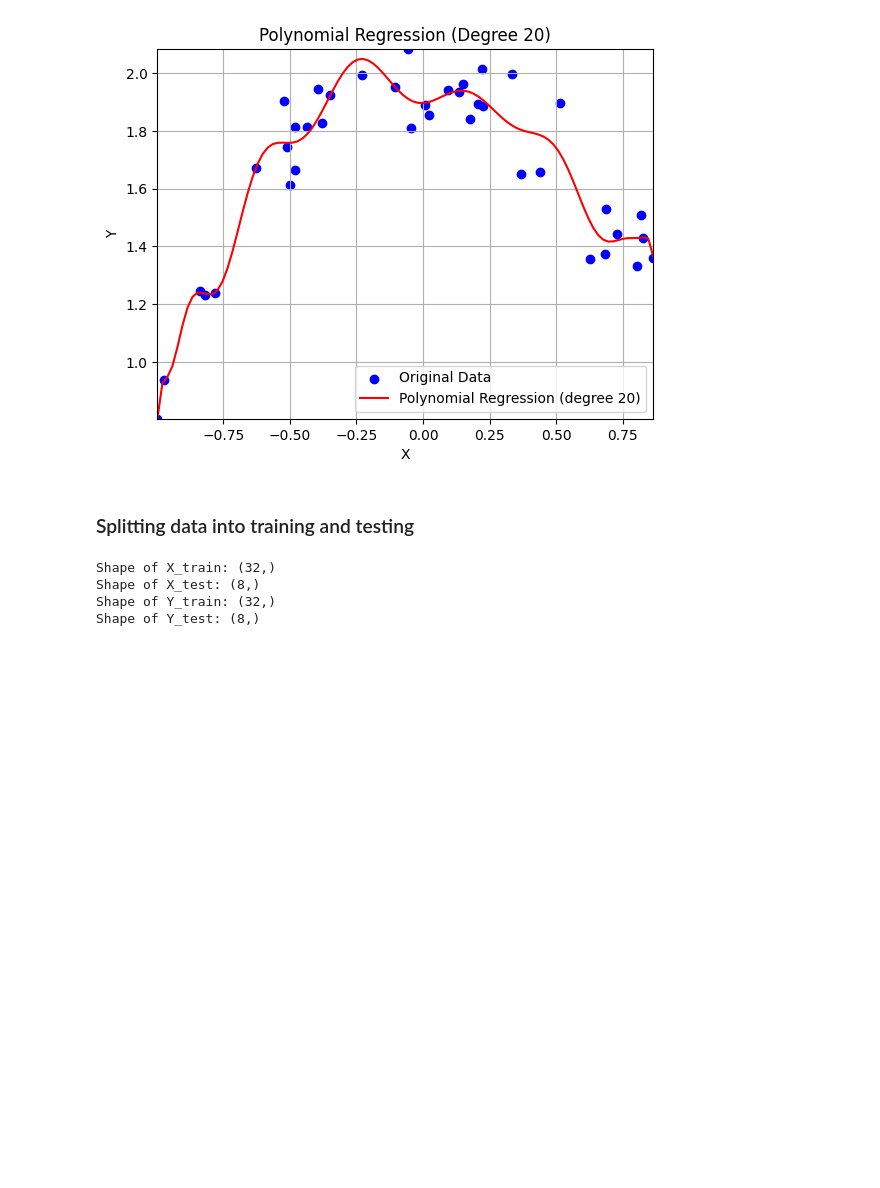
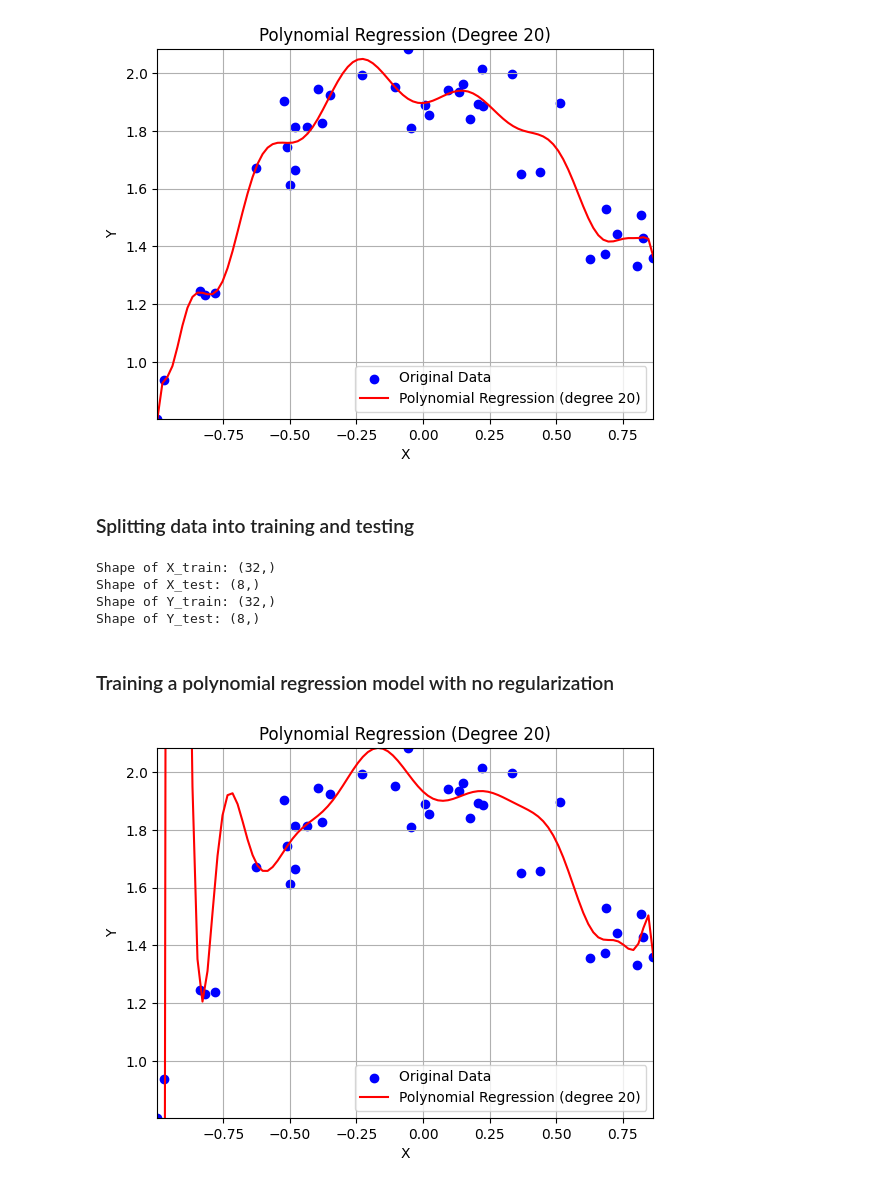
Before and after one commit to JayZeus999/Math-For-ML, a Jupyter notebook: Grokking-ML/Polynomial_regression_regularization.ipynb, the cells around one changed output. Saved outputs shown, nothing was run; the diff lists cells and outputs as text; code cells hidden in the pictures; blank space fills up the shorter version.

Commit message:
Training a polynomial regression model with no regularization

```diff
--- a/Grokking-ML/Polynomial_regression_regularization.ipynb
+++ b/Grokking-ML/Polynomial_regression_regularization.ipynb
@@ -160,3 +160,10 @@ Shape of X_train: (32,)
 Shape of X_test: (8,)
 Shape of Y_train: (32,)
 Shape of Y_test: (8,)
+# %% [markdown]
+### Training a polynomial regression model with no regularization
+# %%
+model_no_reg = train_polynomial_regression(X_train, Y_train, degree_used)
+plot_polynomial_regression(model_no_reg, X, Y, degree_used)
+# %% [output]
+[figure, added]
```
